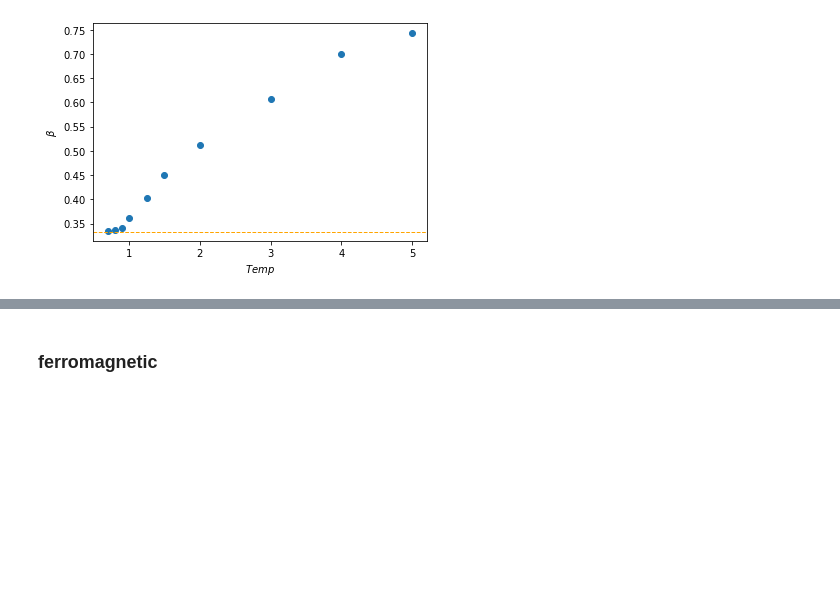
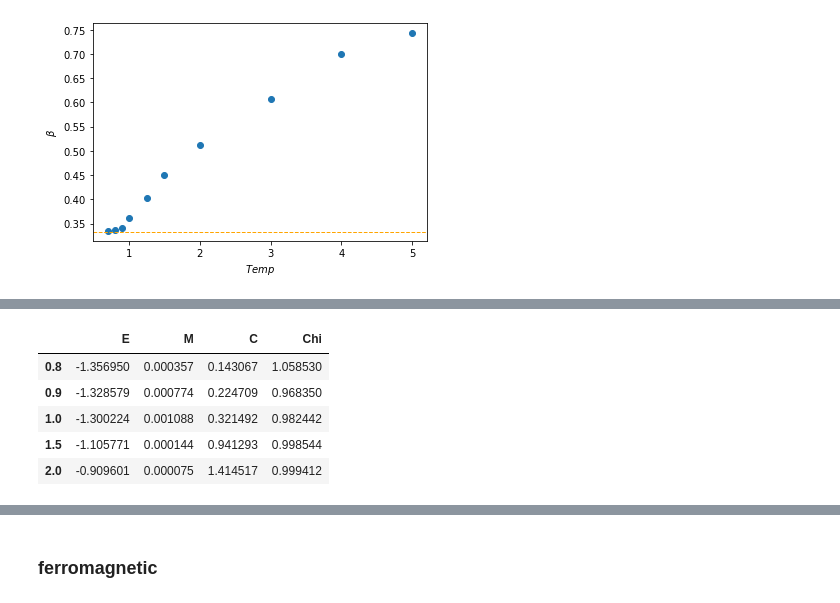
Before and after one commit to zlatovladdka/2d-spin-glasses, a Jupyter notebook: Ising.ipynb, the cells around one changed output, grey strips where cells are left out. Saved outputs shown, nothing was run; the diff lists cells and outputs as text; code cells hidden in the pictures; blank space fills up the shorter version.

```diff
--- a/Ising.ipynb
+++ b/Ising.ipynb
@@ -115,0 +162,9 @@ Text(0, 0.5, '<q(t)>')
+# %%
+char_df
+# %% [output]
+|  | E | M | C | Chi |
+| 0.8 | -1.356950 | 0.000357 | 0.143067 | 1.058530 |
+| 0.9 | -1.328579 | 0.000774 | 0.224709 | 0.968350 |
+| 1.0 | -1.300224 | 0.001088 | 0.321492 | 0.982442 |
+| 1.5 | -1.105771 | 0.000144 | 0.941293 | 0.998544 |
+| 2.0 | -0.909601 | 0.000075 | 1.414517 | 0.999412 |
```
Also changed, not shown: parts of 6 cells of this notebook, 1 other file.
